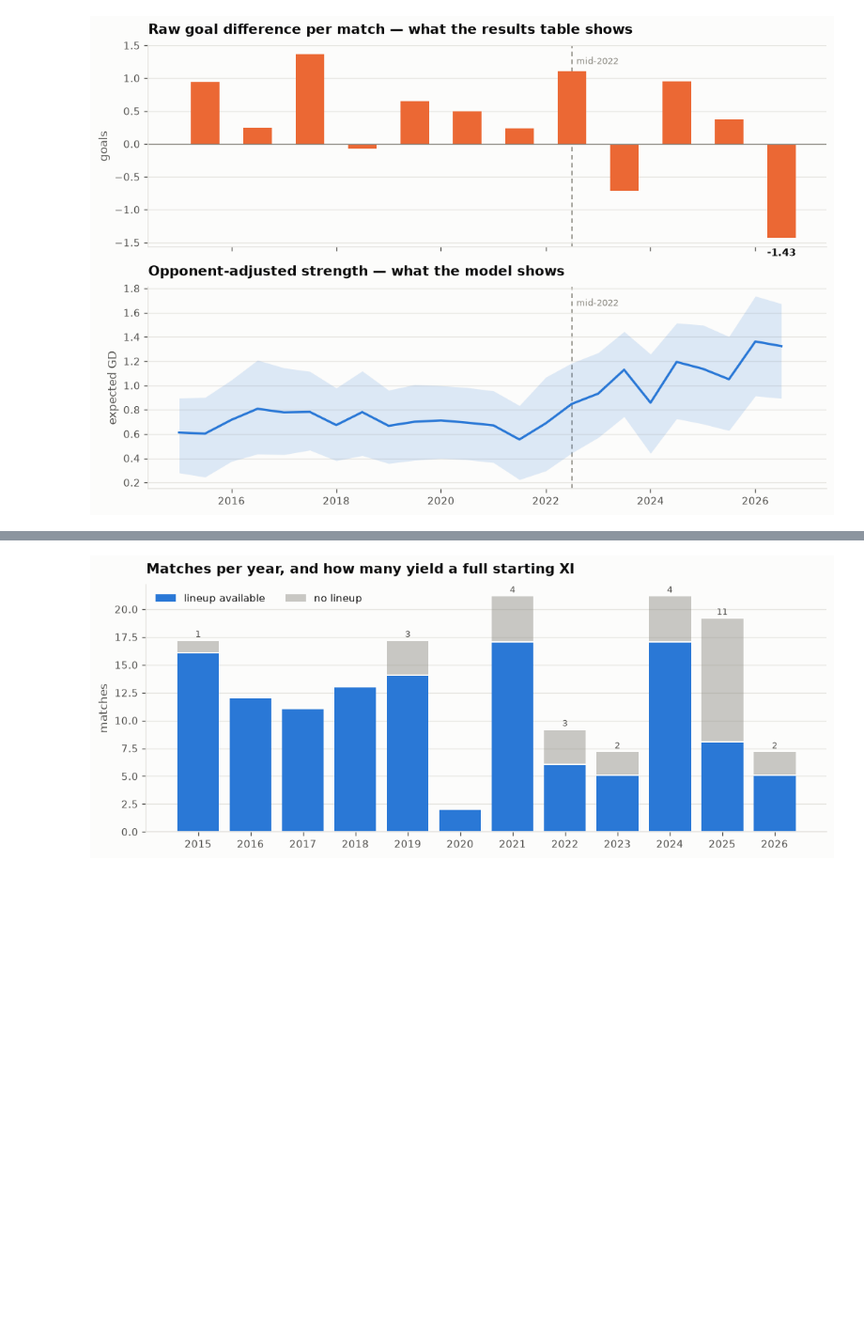
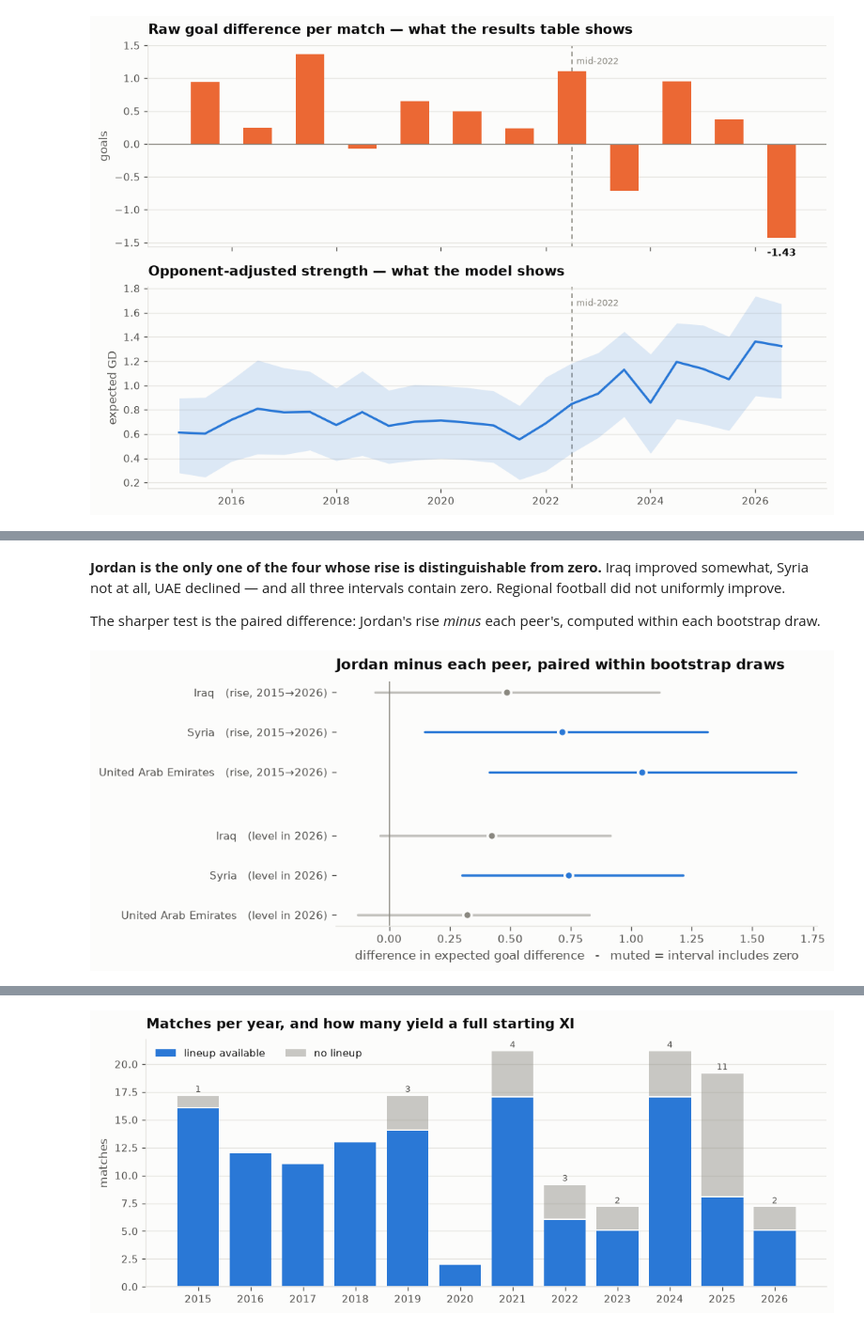
Before and after one commit to mqedan217/jordan-football-strength, a Jupyter notebook: notebooks/01_strength_model.ipynb, the cells around one changed output, grey strips where cells are left out. Shown at 94% size. Cells and saved outputs as stored; diff of their text form; code cells hidden in the pictures; blank space fills up the shorter version.

```diff
--- a/notebooks/01_strength_model.ipynb
+++ b/notebooks/01_strength_model.ipynb
@@ -369,0 +427,4 @@ plt.show()
+# %%
+cmp = pd.read_csv(OUT / "placebo_strength_comparison.csv")
+cmp[cmp.kind == "change 2015->2026"][
+    ["subject", "estimate", "lo", "hi", "excludes_zero"]].round(3)
@@ -369,0 +437,37 @@ plt.show()
+# %% [markdown]
+**Jordan is the only one of the four whose rise is distinguishable from zero.**
+Iraq improved somewhat, Syria not at all, UAE declined — and all three intervals
+contain zero. Regional football did not uniformly improve.
+
+The sharper test is the paired difference: Jordan's rise *minus* each peer's,
+computed within each bootstrap draw.
+# %%
+fig, ax = plt.subplots(figsize=(8.5, 3.6))
+d = cmp[cmp.kind.isin(["rise vs peer", "2026 level vs peer"])].copy()
+d["label"] = d.subject.str.replace("Jordan - ", "", regex=False)
+# reversed: matplotlib stacks upward, and the rise is the primary claim
+groups = [("2026 level vs peer", "level in 2026"), ("rise vs peer", "rise, 2015→2026")]
+
+ypos, ticks, labels = 0, [], []
+for kind, title in groups:
+    sub = d[d.kind == kind].iloc[::-1]
+    for _, r in sub.iterrows():
+        solid = bool(r.excludes_zero)
+        colour = viz.BLUE if solid else viz.INK_MUTED
+        ax.plot([r.lo, r.hi], [ypos, ypos], color=colour, linewidth=2,
+                alpha=1.0 if solid else 0.5, solid_capstyle="round", zorder=2)
+        ax.plot([r.estimate], [ypos], "o", color=colour, markersize=7, zorder=3,
+                markeredgecolor=viz.SURFACE, markeredgewidth=2)
+        ticks.append(ypos); labels.append(f"{r.label}   ({title})")
+        ypos += 1
+    ypos += 0.6
+
+ax.axvline(0, color=viz.INK_MUTED, linewidth=1.0, zorder=1)
+ax.set_yticks(ticks, labels, fontsize=9)
+viz.despine(ax, keep=("bottom",))
+ax.grid(axis="y", visible=False)
+ax.set_title("Jordan minus each peer, paired within bootstrap draws")
+ax.set_xlabel("difference in expected goal difference   -   muted = interval includes zero")
+plt.show()
+# %% [output]
+[figure, added]
```
Also changed, not shown: parts of 8 cells of this notebook.
